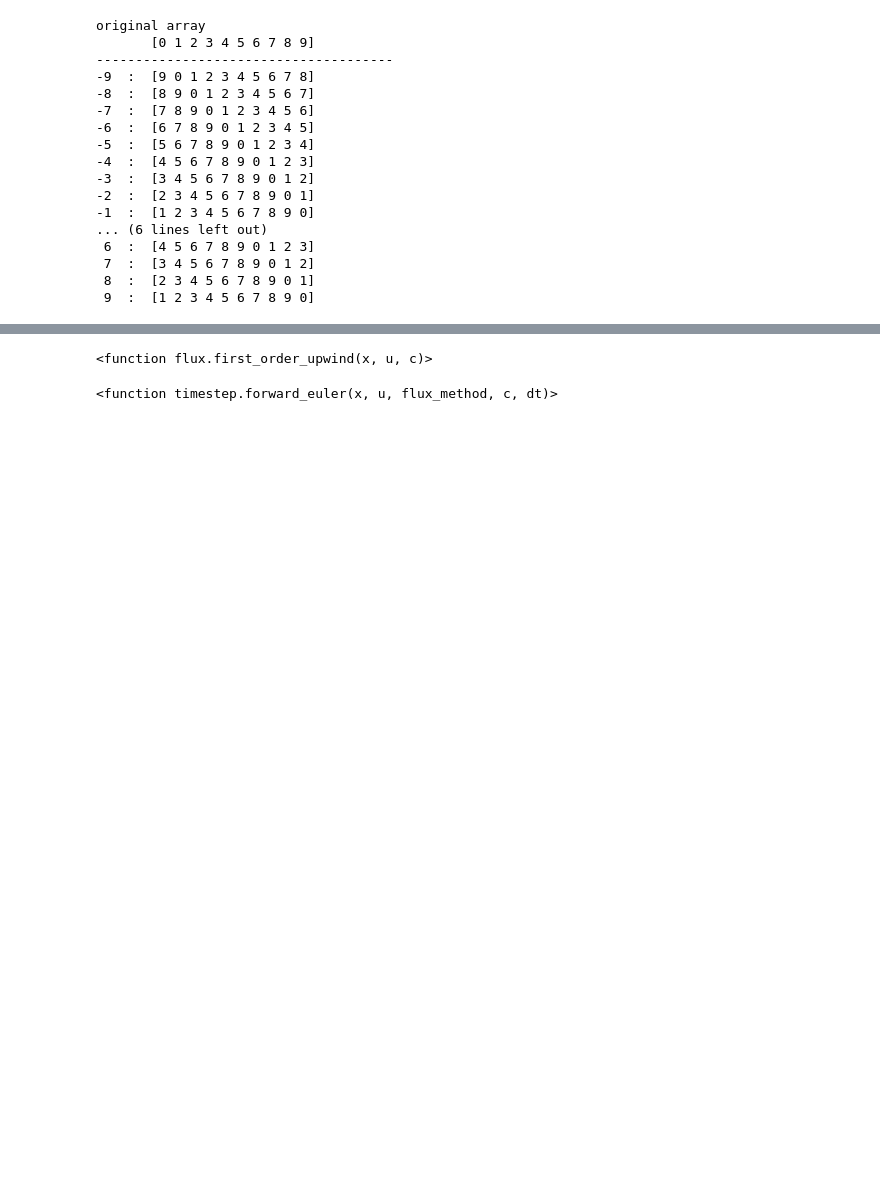
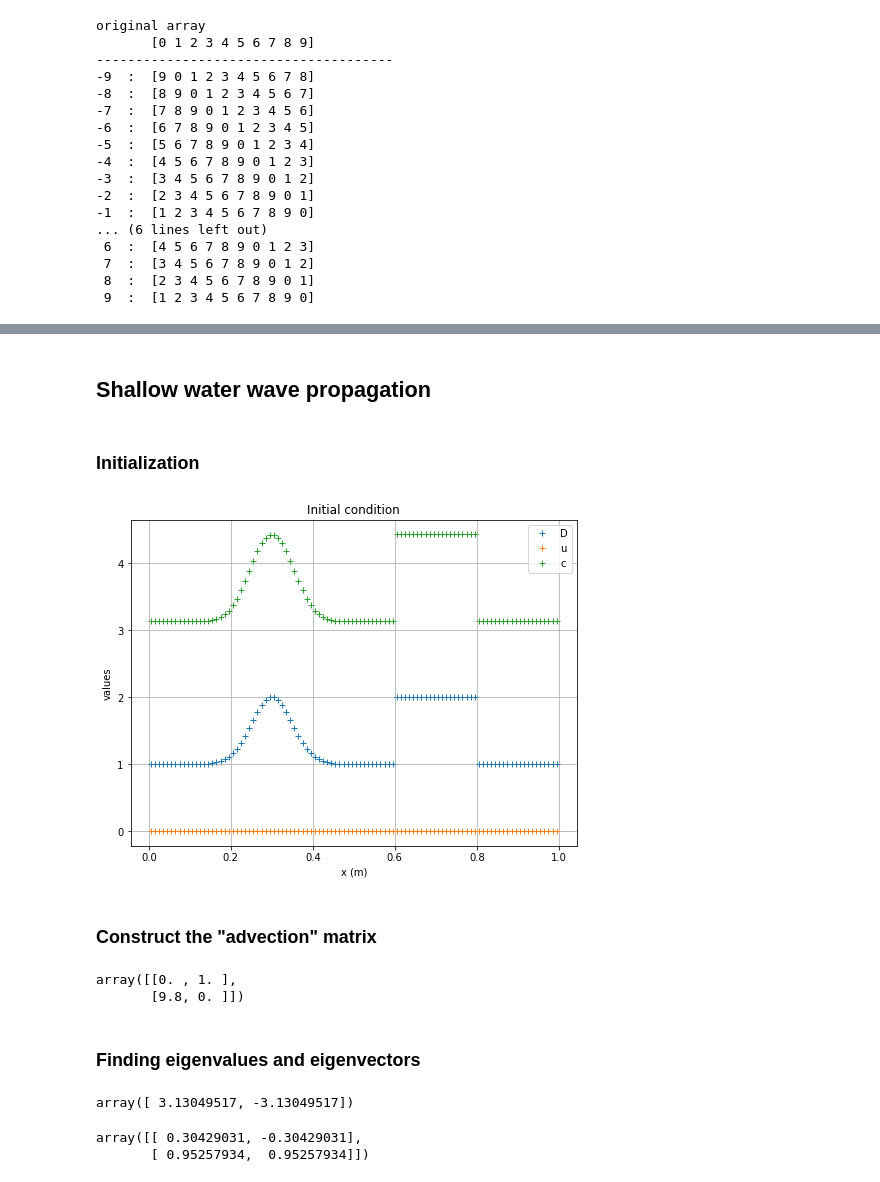
Before and after one commit to sirpipat/tsunami-modelling, a Jupyter notebook: src/Playground.ipynb, the cells around one changed output, grey strips where cells are left out. Cells and saved outputs as stored; diff of their text form; code cells hidden in the pictures; blank space fills up the shorter version.

```diff
--- a/src/Playground.ipynb
+++ b/src/Playground.ipynb
@@ -492,8 +314,46 @@ minmin
-# %%
-first_order_upwind
-# %% [output]
-<function flux.first_order_upwind(x, u, c)>
-# %%
-forward_euler
-# %% [output]
-<function timestep.forward_euler(x, u, flux_method, c, dt)>
+# %% [markdown]
+## Shallow water wave propagation
+# %% [markdown]
+### Initialization
+# %%
+g = 9.8
+D_0 = 1
+u_0 = 0
+N = 100
+x, eta = init_step(N)
+h = np.ones(np.size(x)) * D_0
+D = h + eta
+u = np.ones(np.size(x)) * u_0
+c = np.sqrt(g * D)
+# %%
+plt.plot(x, D, '+', label = 'D')
+plt.plot(x, u, '+', label = 'u')
+plt.plot(x, c, '+', label = 'c')
+plt.grid()
+plt.xlabel('x (m)')
+plt.ylabel('values')
+plt.legend()
+plt.title('Initial condition')
+plt.show()
+# %% [output]
+[figure, added]
+# %% [markdown]
+### Construct the "advection" matrix
+# %%
+A = np.array([[0, 1], [-(u_0**2)+(g*D_0), 2*u_0]])
+A
+# %% [output]
+array([[0. , 1. ],
+       [9.8, 0. ]])
+# %% [markdown]
+### Finding eigenvalues and eigenvectors
+# %%
+w, v = np.linalg.eig(A)
+w
+# %% [output]
+array([ 3.13049517, -3.13049517])
+# %%
+v
+# %% [output]
+array([[ 0.30429031, -0.30429031],
+       [ 0.95257934,  0.95257934]])
```
Also changed, not shown: parts of 68 cells of this notebook, 4 other files.
